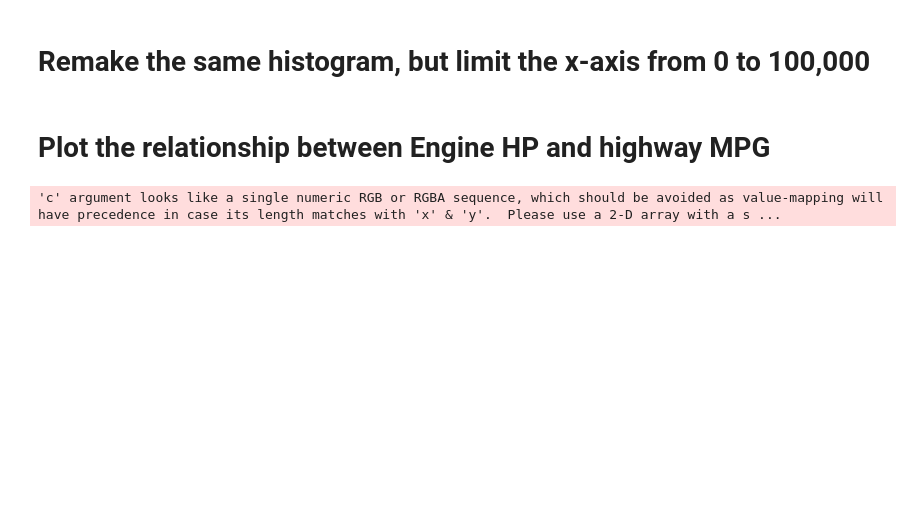
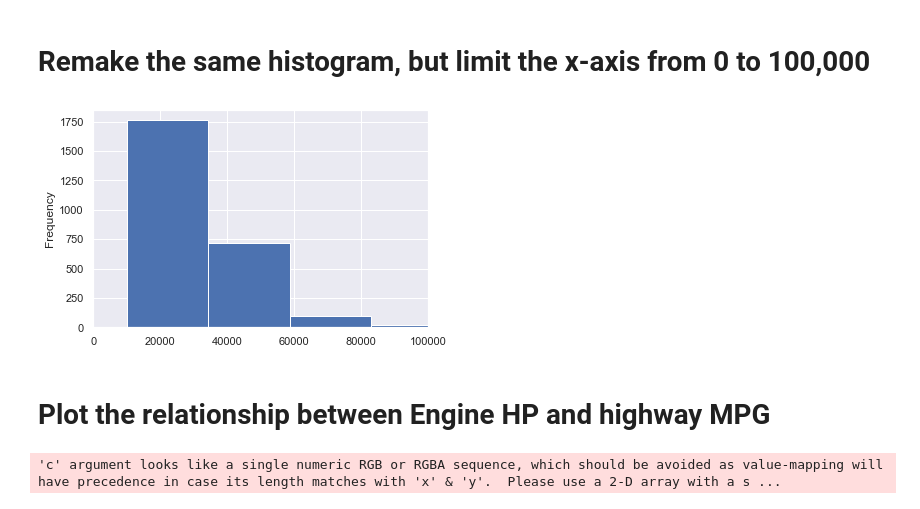
Before and after one commit to xiaqian1999/2020-fall-data-science, a Jupyter notebook: Week2-EDA/Exercise-EDA.ipynb, the cells around one changed output. Drawn from its saved outputs; the diff is of its cells as text; code cells hidden in the pictures; blank space fills up the shorter version.

```diff
--- a/Week2-EDA/Exercise-EDA.ipynb
+++ b/Week2-EDA/Exercise-EDA.ipynb
@@ -220,6 +231,10 @@ ax= sns.histplot(data=df, x='Make', y='adjusted_price')
 # Remake the same histogram, but limit the x-axis from 0 to 100,000
 # %%
 # Remake the same histogram, but limit the x-axis from 0 to 100,000
+
+df[condition]['adjusted_price'].plot(kind='hist', xlim=(0, 100000));
+# %% [output]
+[figure, added]
 # %% [markdown]
 # Plot the relationship between Engine HP and highway MPG
 # %%
```
Also changed, not shown: parts of 12 cells of this notebook.
